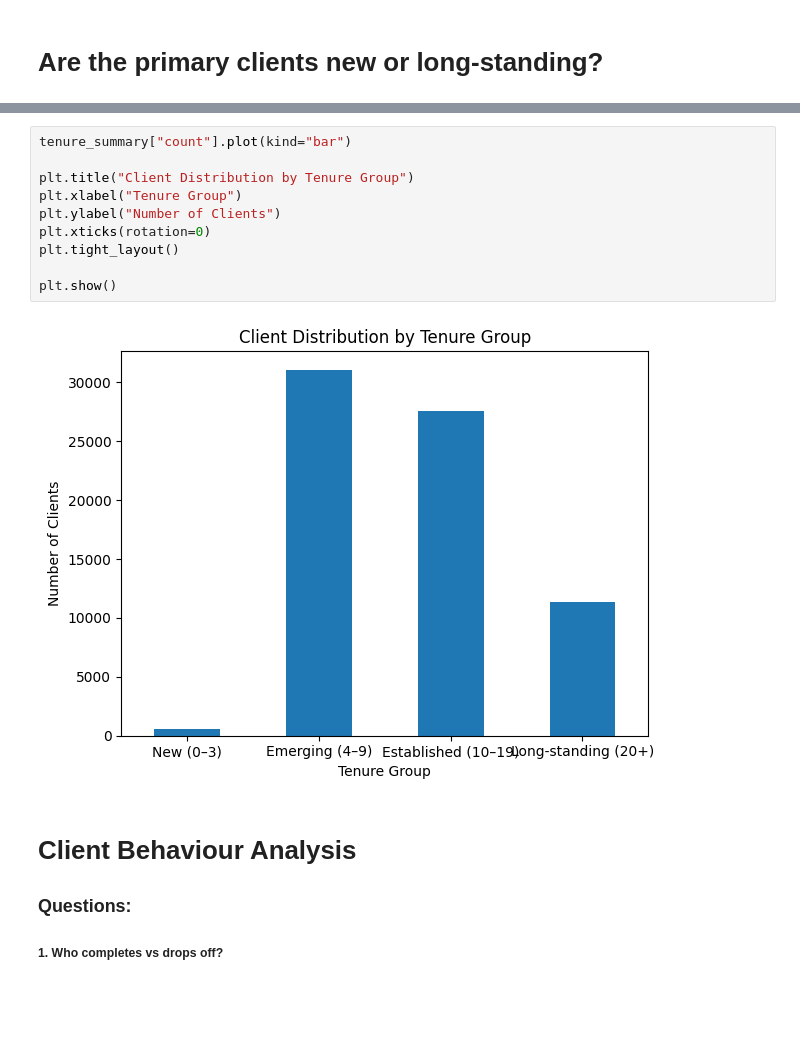
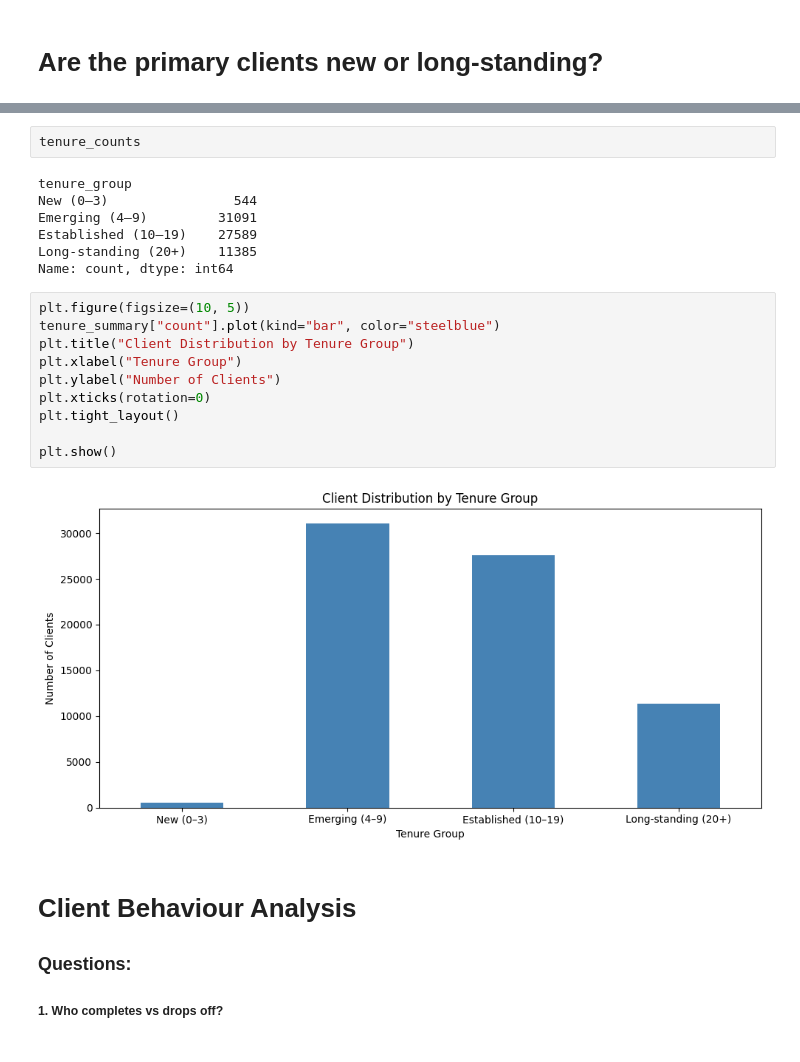
Before and after one commit to CharulMathur4592/week5_project_ab_testing, a Jupyter notebook: notebooks/analysis_charul.ipynb, the cells around one changed output, grey strips where cells are left out. Cells and saved outputs as stored; diff of their text form; blank space fills up the shorter version.

```diff
--- a/notebooks/analysis_charul.ipynb
+++ b/notebooks/analysis_charul.ipynb
@@ -87,15 +137,24 @@ Long-standing (20+)  11385       16.12
+# %%
+tenure_counts
+# %% [output]
+tenure_group
+New (0–3)                544
+Emerging (4–9)         31091
+Established (10–19)    27589
+Long-standing (20+)    11385
+Name: count, dtype: int64
 # %%
-tenure_summary["count"].plot(kind="bar")
-
+plt.figure(figsize=(10, 5))
+tenure_summary["count"].plot(kind="bar", color="steelblue")
 plt.title("Client Distribution by Tenure Group")
 plt.xlabel("Tenure Group")
 plt.ylabel("Number of Clients")
 plt.xticks(rotation=0)
 plt.tight_layout()
 
 plt.show()
 # %% [output]
-[figure, old version]
+[figure, new version]
 # %% [markdown]
 # Client Behaviour Analysis
 
```
Also changed, not shown: parts of 39 cells of this notebook, 6 other files.
